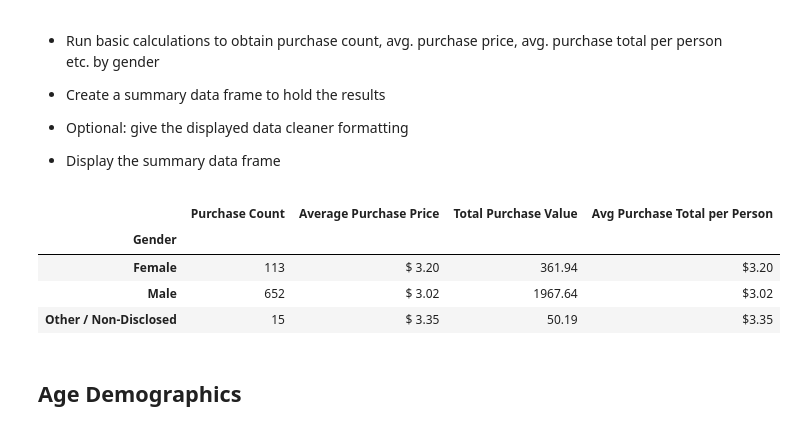
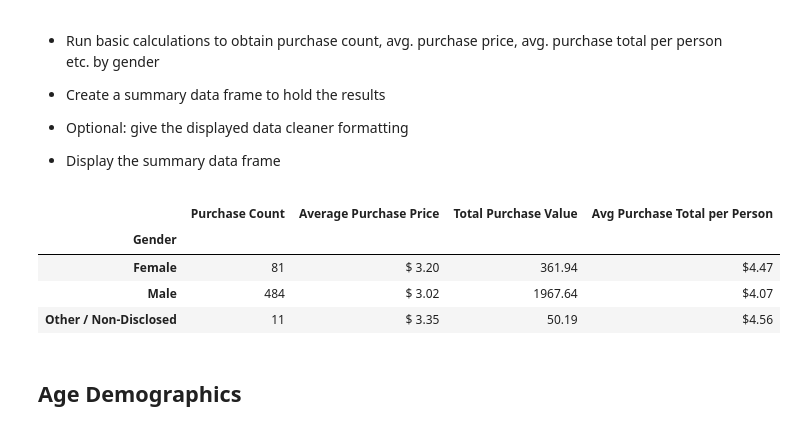
Before and after one commit to df-danfox/Pandas_Homework, a Jupyter notebook: HeroesOfPymoli_Final.ipynb, the cells around one changed output. Cells and saved outputs as stored; diff of their text form; code cells hidden in the pictures.

```diff
--- a/HeroesOfPymoli_Final.ipynb
+++ b/HeroesOfPymoli_Final.ipynb
@@ -127,32 +128,33 @@ demographics.sort_values(["Total Count"], ascending = False).style.format({"Perc
 * Display the summary data frame
 # %%
 # Purchases count by gender
-count = gender_stat["Purchase ID"].count()
+count = demographics["Total Count"]
 
 # Average purchase price
 avg_price = gender_stat["Price"].mean()
 
 # Total purchase value
 tpv = gender_stat["Price"].sum()
 
 # Average purchase total per person
 avg_ptp = tpv/count
+avg_ptp
 
 # Create a summary data frame to hold the results
 gender_demographics = pd.DataFrame({"Purchase Count": count,
                                     "Average Purchase Price": avg_price,
                                     "Total Purchase Value":tpv,
                                     "Avg Purchase Total per Person": avg_ptp})
 # Make a pretty table
 gender_demographics.style.format({"Average Purchase Value": "${:,.2f}",
                                    "Average Purchase Price": "${:20,.2f}",
                                    "Avg Purchase Total per Person": "${:,.2f}"})
 # %% [output]
 |  | Purchase Count | Average Purchase Price | Total Purchase Value | Avg Purchase Total per Person |
 | Gender |  |  |  |  |
-| Female | 113 | $ 3.20 | 361.94 | $3.20 |
-| Male | 652 | $ 3.02 | 1967.64 | $3.02 |
-| Other / Non-Disclosed | 15 | $ 3.35 | 50.19 | $3.35 |
+| Female | 81 | $ 3.20 | 361.94 | $4.47 |
+| Male | 484 | $ 3.02 | 1967.64 | $4.07 |
+| Other / Non-Disclosed | 11 | $ 3.35 | 50.19 | $4.56 |
 # %% [markdown]
 ## Age Demographics
 # %% [markdown]
```
Also changed, not shown: parts of 2 cells of this notebook.
